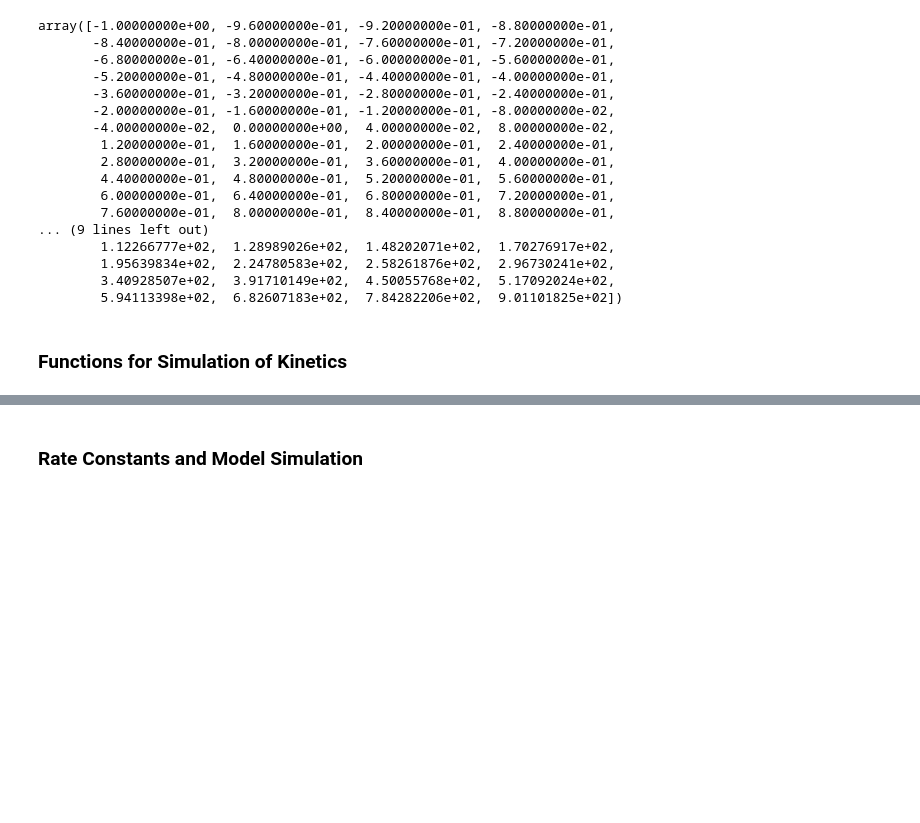
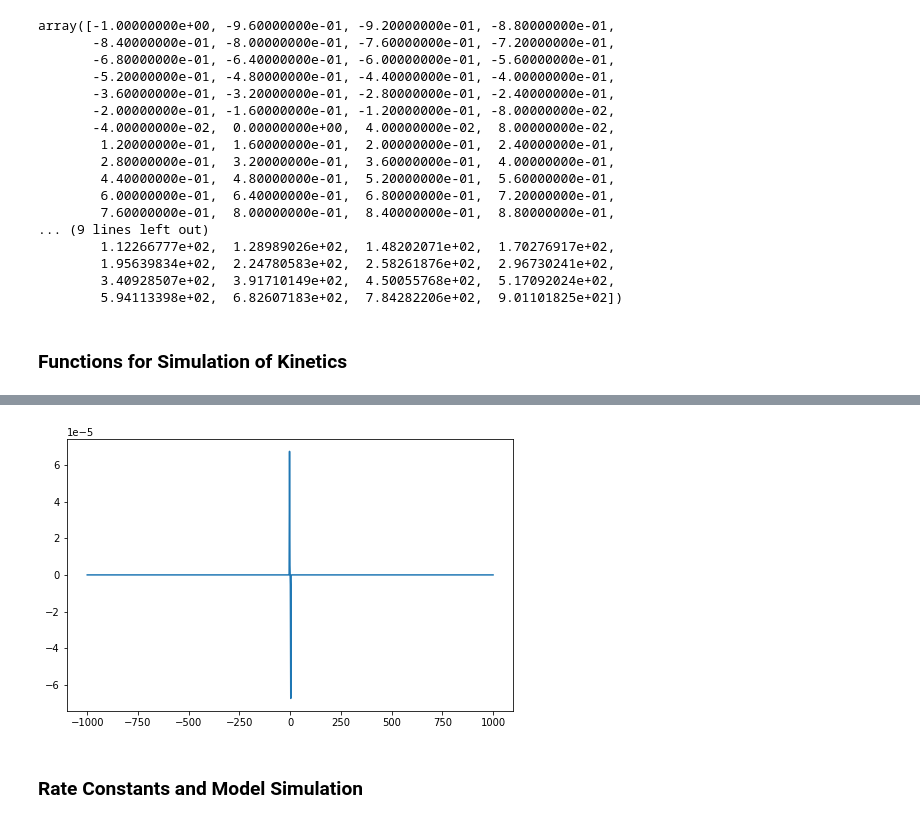
Before and after one commit to dmadea/Jupyter-Tutorials, a Jupyter notebook: Femto + LDM/Femto tutorial - test.ipynb, the cells around one changed output, grey strips where cells are left out. Drawn from its saved outputs; the diff is of its cells as text; code cells hidden in the pictures; blank space fills up the shorter version.

```diff
--- a/Femto + LDM/Femto tutorial - test.ipynb
+++ b/Femto + LDM/Femto tutorial - test.ipynb
@@ -251,8 +251,39 @@ from numpy.linalg import eig, inv
 from numba import vectorize  # use numba here to speed-up calculations, https://numba.pydata.org/numba-doc/latest/user/vectorize.html
 from math import erfc
 
+
+@vectorize(nopython=True, fastmath=True)
+def fast_erfc(x):
+    """
+    Calculates the erfc near zero faster than
+    the libary function, but has a bigger error, which
+    is not a problem for us.
+    Parameters
+    ----------
+    x: float
+        The array
+    Returns
+    -------
+    ret: float
+        The erfc of x.
+    """
+    a1 = 0.278393
+    a2 = 0.230389
+    a3 = 0.000972
+    a4 = 0.078108
+    smaller = x < 0
+    if smaller:
+        x = x * -1.
+    bot = 1 + a1 * x + a2 * x * x + a3 * x * x * x + a4 * x * x * x * x
+    ret = 1. / (bot * bot * bot * bot)
+
+    if smaller:
+        ret = -ret + 2.
+
+    return ret
+
 # creates and compiles a vectorized function, will work on numpy arrays
-@vectorize(nopython=True)
+@vectorize(nopython=True, fastmath=True)
 def fold_exp(t: Union[int, float, np.ndarray], k: Union[int, float, np.ndarray], fwhm: Union[int, float, np.ndarray] = 0) -> np.ndarray:
     """Calculates the folded exponential function, that is the exponential convoluted
     with a gaussian function.
@@ -270,7 +301,7 @@ def fold_exp(t: Union[int, float, np.ndarray], k: Union[int, float, np.ndarray],
     w = fwhm / (2 * np.sqrt(np.log(2)))  # calcualte Gaussian width = Delta with tilde
 
     if w > 0:
-        return 0.5 * np.exp(k * (k * w * w / 4.0 - t)) * erfc(w * k / 2.0 - t / w)  # calculate the folded exponential if width > 0
+        return 0.5 * np.exp(k * (k * w * w / 4.0 - t)) * fast_erfc(w * k / 2.0 - t / w)  # calculate the folded exponential if width > 0
     else:
         return np.exp(-t * k) if t >= 0 else 0  # normal exponential if fwhm = 0, but for t < 0, values must be zero (the heaviside function)
 
@@ -303,3 +337,15 @@ def simulate_C(t: np.ndarray, K: np.ndarray, j: np.ndarray, fwhm: Union[int, flo
+# %%
+from scipy.special import erfc
+
+x = np.linspace(-1000, 1000, 1000)
+y = fast_erfc(x)
+y_sc  = erfc(x)
+
+plt.plot(x, y_sc - y)
+
+plt.show()
+# %% [output]
+[figure, added]
 # %% [markdown]
 ### Rate Constants and Model Simulation
 # %%
```
Also changed, not shown: parts of 12 cells of this notebook.
